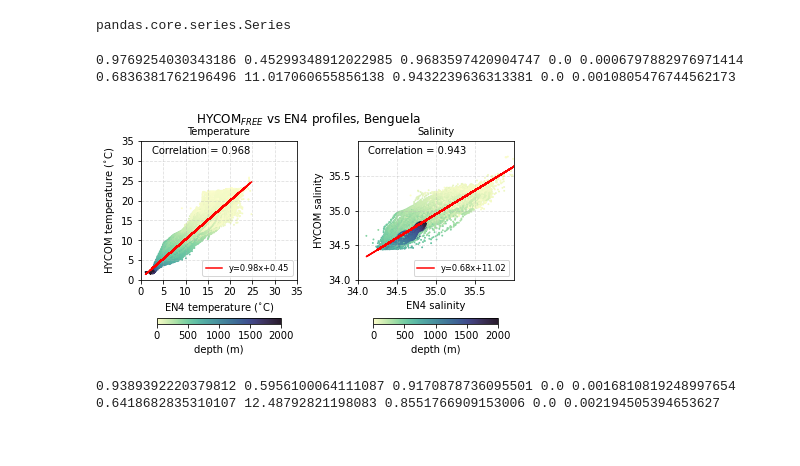
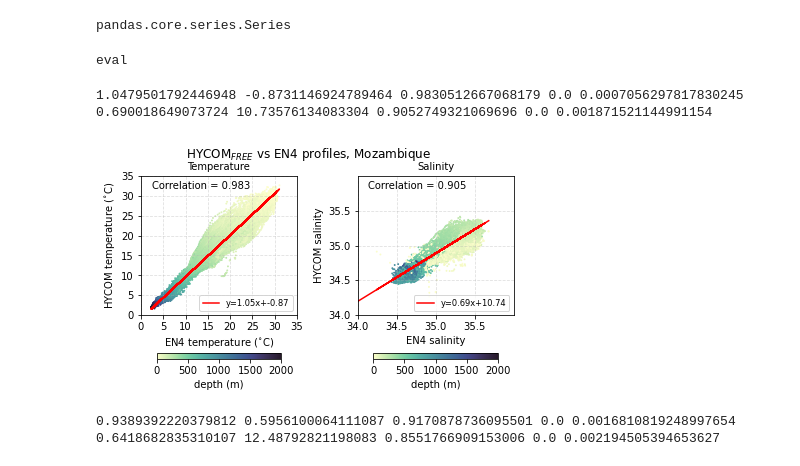
Before and after one commit to HarryLuyt/paper1_scripts, a Jupyter notebook: Scripts/Geopandas_testing.ipynb, the cells around one changed output. Saved outputs shown, nothing was run; the diff lists cells and outputs as text; code cells hidden in the pictures.

```diff
--- a/Scripts/Geopandas_testing.ipynb
+++ b/Scripts/Geopandas_testing.ipynb
@@ -279,14 +279,14 @@ def match_profiles(region, experiment):
     return matched_profs
     print('Completed.')
 # %%
-moz_matched_free = match_profiles('moz','FREE')
+# moz_matched_free = match_profiles('moz','FREE')
 moz_matched_cci = match_profiles('moz','CCI')
 moz_matched_ostia = match_profiles('moz','OSTIA')
-agu_matched_free = match_profiles('agu','FREE')
-agu_matched_cci = match_profiles('agu','CCI')
-agu_matched_ostia = match_profiles('agu','OSTIA')
-ben_matched_free = match_profiles('ben','FREE')
-ben_matched_cci = match_profiles('ben','CCI')
-ben_matched_ostia = match_profiles('ben','OSTIA')
+# agu_matched_free = match_profiles('agu','FREE')
+# agu_matched_cci = match_profiles('agu','CCI')
+# agu_matched_ostia = match_profiles('agu','OSTIA')
+# ben_matched_free = match_profiles('ben','FREE')
+# ben_matched_cci = match_profiles('ben','CCI')
+# ben_matched_ostia = match_profiles('ben','OSTIA')
 # %% [output]
 Matching profiles for moz...
@@ -337,8 +338,18 @@ Name: pres, dtype: float64
 type(pres_diff)
 # %% [output]
 pandas.core.series.Series
+# %%
+season=None
+
+if season is None:
+    pass
+    print('eval')
+elif season == 'DJF':
+    print('DJF')
+# %% [output]
+eval
 # %%
-def plot_profiles(region, experiment):
+def plot_profiles(region, experiment, season=None):
     '''Plot scatter plots of temperature and salinity between hycom
     and EN4 profiles and calculate and display the correlation.
 
@@ -375,6 +386,12 @@ def plot_profiles(region, experiment):
         print("Unrecognised region, '{0}', or experiment \
               '{1}'.Quitting.".format(region, experiment))
         return
+
+    if season is None:
+        season_label = ''
+    else:
+        profs[profs['season'] == season]
+        season_label = season
 
     fig, axs = plt.subplots(1, 2, figsize=(6,3.5))
     plt.suptitle('HYCOM$_{{{0}}}$ vs EN4 profiles, {1}'.format(experiment, reg_name),
@@ -450,14 +467,14 @@ def plot_profiles(region, experiment):
     axs[1].set_title('Salinity', fontsize='medium')
 
     fig.tight_layout()
-    fig.savefig('../Figures/profiles/EN4_profile_data/Profile_scatterplots_{0}_{1}.png'.format(region,experiment),
-                dpi=300, bbox_inches='tight')
+#     fig.savefig('../Figures/profiles/EN4_profile_data/Profile_scatterplots_{0}_{1}.png'.format(region,experiment),
+#                 dpi=300, bbox_inches='tight')
 # %%
-plot_profiles('ben', 'FREE')
+plot_profiles('moz', 'FREE')
 # %% [output]
-0.9769254030343186 0.45299348912022985 0.9683597420904747 0.0 0.0006797882976971414
-0.6836381762196496 11.017060655856138 0.9432239636313381 0.0 0.0010805476744562173
+1.0479501792446948 -0.8731146924789464 0.9830512667068179 0.0 0.0007056297817830245
+0.690018649073724 10.73576134083304 0.9052749321069696 0.0 0.001871521144991154
-[figure, old version]
+[figure, new version]
 # %%
 plot_profiles(agu_matched_cci, 'Agu', 'OSTIA')
 # %% [output]
```
Also changed, not shown: parts of 5 cells of this notebook.
